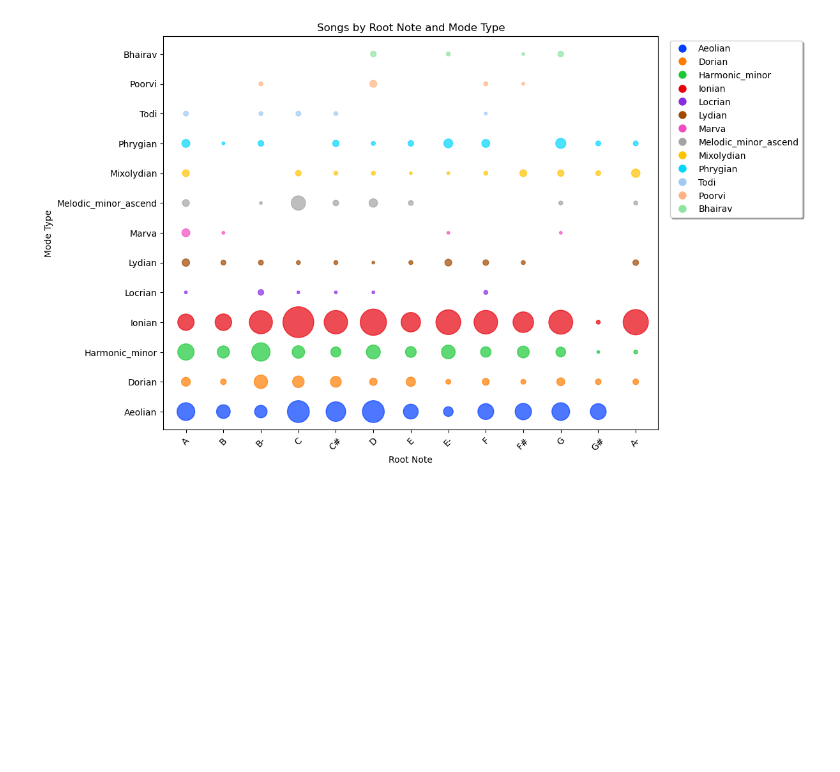
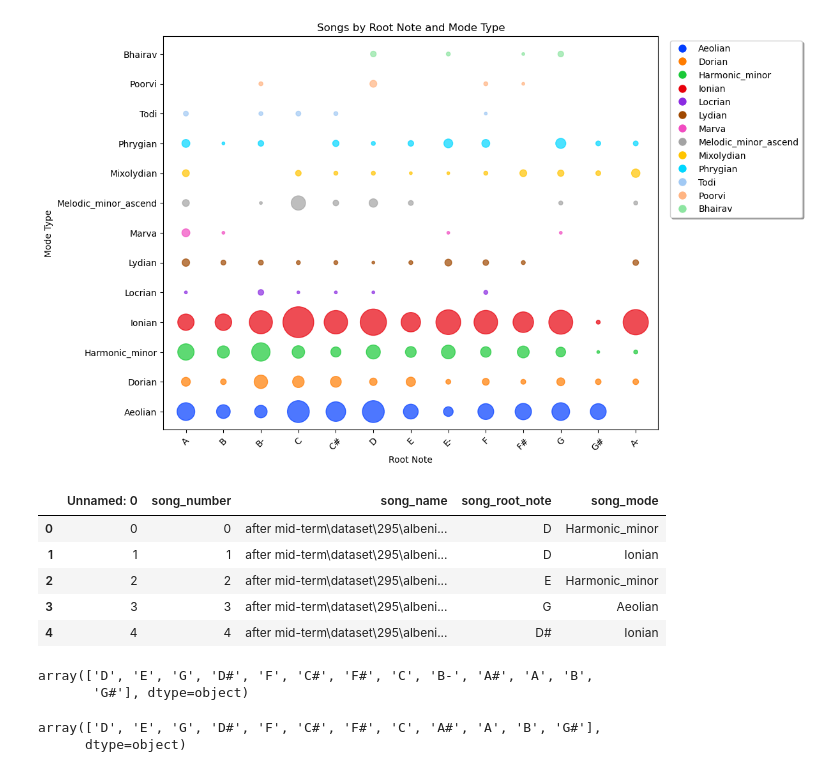
Before and after one commit to Music-Generation-with-Transformers/Music-Generation-2.0, a Jupyter notebook: plottings.ipynb, the cells around one changed output. Saved outputs shown, nothing was run; the diff lists cells and outputs as text; code cells hidden in the pictures; blank space fills up the shorter version.

```diff
--- a/plottings.ipynb
+++ b/plottings.ipynb
@@ -81,3 +81,25 @@ plt.grid(False)  # Turn off the grid
 plt.show()
 # %% [output]
 [figure]
+# %%
+row_name_replacements = {'A-': 'A#', 'E-':'D#'}
+df['song_root_note'] = df['song_root_note'].replace(row_name_replacements)
+df.head()
+# %% [output]
+|  | Unnamed: 0 | song_number | song_name | song_root_note | song_mode |
+| 0 | 0 | 0 | after mid-term\dataset\295\albeni... | D | Harmonic_minor |
+| 1 | 1 | 1 | after mid-term\dataset\295\albeni... | D | Ionian |
+| 2 | 2 | 2 | after mid-term\dataset\295\albeni... | E | Harmonic_minor |
+| 3 | 3 | 3 | after mid-term\dataset\295\albeni... | G | Aeolian |
+| 4 | 4 | 4 | after mid-term\dataset\295\albeni... | D# | Ionian |
+# %%
+df['song_root_note'].unique()
+# %% [output]
+array(['D', 'E', 'G', 'D#', 'F', 'C#', 'F#', 'C', 'B-', 'A#', 'A', 'B',
+       'G#'], dtype=object)
+# %%
+df = df[df['song_root_note'] != 'B-']
+df['song_root_note'].unique()
+# %% [output]
+array(['D', 'E', 'G', 'D#', 'F', 'C#', 'F#', 'C', 'A#', 'A', 'B', 'G#'],
+      dtype=object)
```
Also changed, not shown: parts of 2 cells of this notebook, 3 other files.
